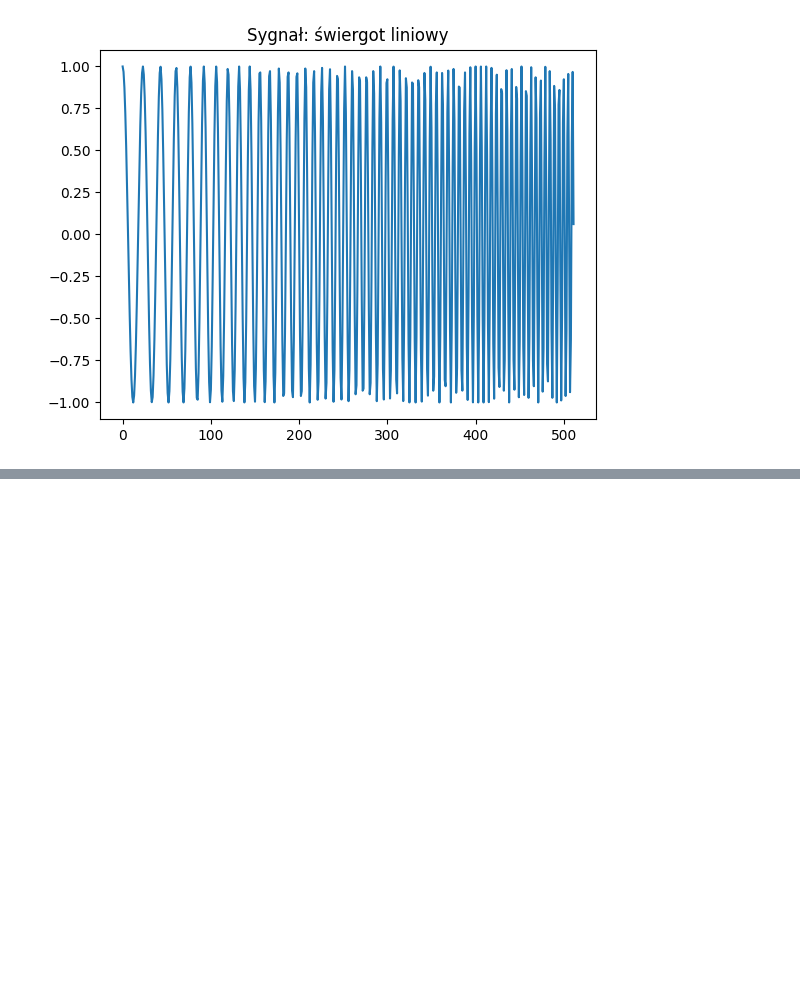
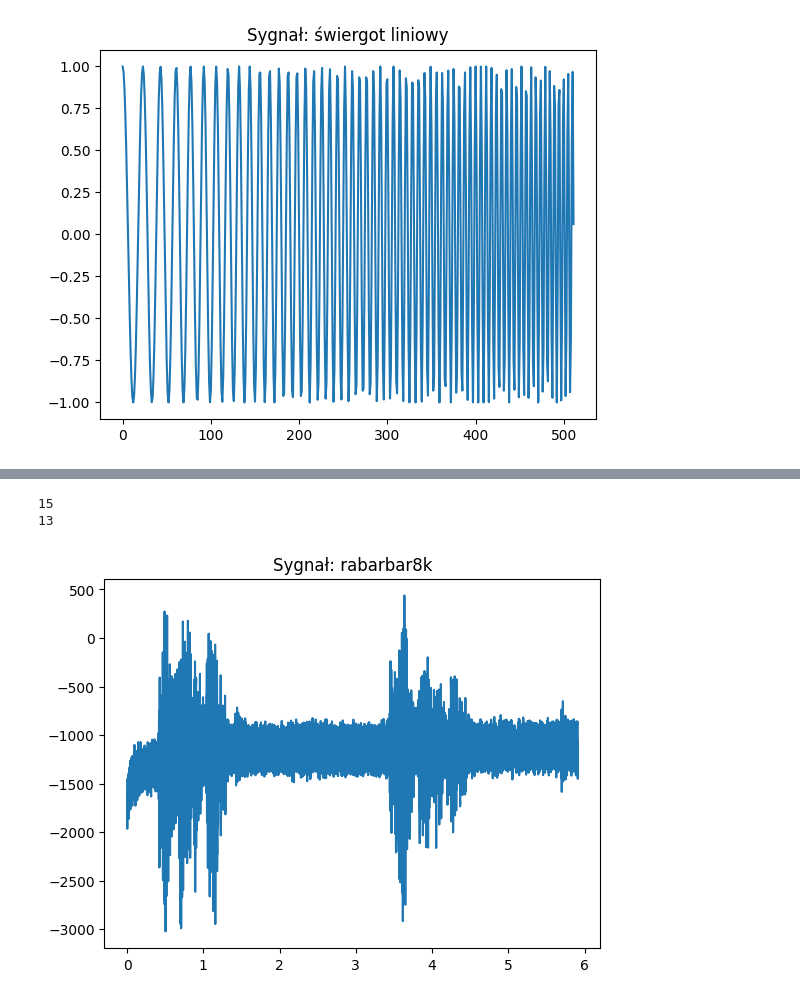
Before and after one commit to Caitlin506/SATFD, a Jupyter notebook: satfd5.ipynb, the cells around one changed output, grey strips where cells are left out. Saved outputs shown, nothing was run; the diff lists cells and outputs as text; code cells hidden in the pictures; blank space fills up the shorter version.

```diff
--- a/satfd5.ipynb
+++ b/satfd5.ipynb
@@ -64,0 +113,21 @@ Text(0.5, 1.0, 'Sygnał: świergot liniowy')
+# %%
+from scipy.io import wavfile
+fs, signal = wavfile.read('rabarbar8k.wav')
+
+N = len(signal)
+t = N/fs # czas trwania sygnału [s]
+tn = np.arange(N)/fs # kolejne kroki czasowe
+
+plt.plot(tn,signal)
+plt.title("Sygnał: rabarbar8k")
+
+# maksymalna ilość operacji dla długości sygnału = 15
+level=int(np.log2(len(signal)))
+print(level)
+
+# Biblioteka do transformaty falkowej rekomenduje maksymalny level 13
+print(pywt.dwt_max_level(len(signal),'coif1'))
+# %% [output]
+15
+13
+[figure, added]
```
Also changed, not shown: parts of 13 cells of this notebook.
